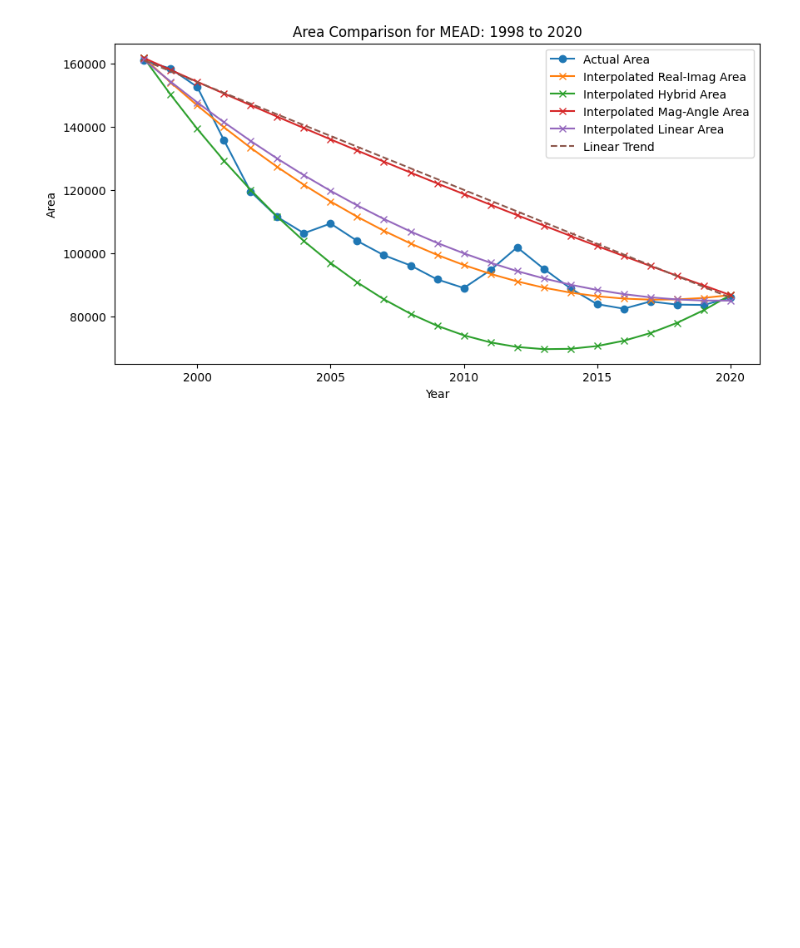
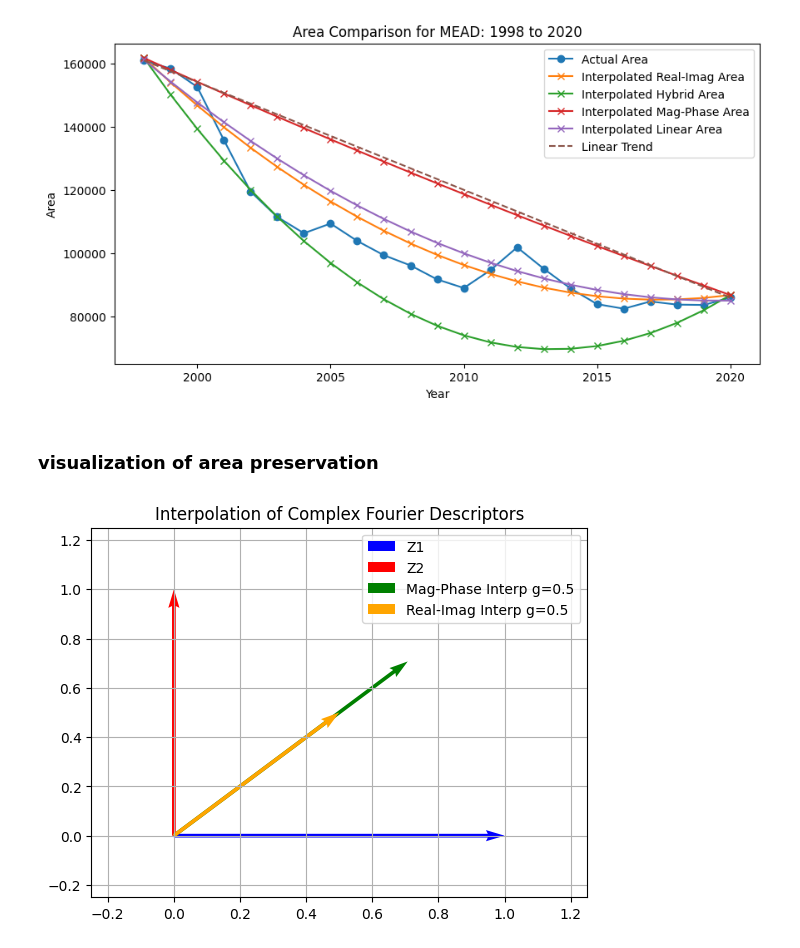
Before and after one commit to aprinawang/fourier-morph, a Jupyter notebook: morph_clean.ipynb, the cells around one changed output. Drawn from its saved outputs; the diff is of its cells as text; code cells hidden in the pictures; blank space fills up the shorter version.

```diff
--- a/morph_clean.ipynb
+++ b/morph_clean.ipynb
@@ -381,3 +381,41 @@ validate_methods("MEAD", 1998, 2020, num_params=100, visualize=4)
 # %% [output]
 [figure]
 [figure]
+# %% [markdown]
+### visualization of area preservation
+# %%
+# Re-run the visualization after kernel reset
+
+import numpy as np
+import matplotlib.pyplot as plt
+
+# Define two complex numbers with similar magnitude but different phases
+z1 = 1 * np.exp(1j * 0)        # Phase = 0
+z2 = 1 * np.exp(1j * np.pi/2)  # Phase = 90 degrees
+
+# Interpolation parameter
+t = 0.5
+
+# Real-Imag interpolation (linear in complex plane)
+z_realimag = (1 - t) * z1 + t * z2
+
+# Mag-Angle interpolation (interpolate magnitude and angle separately)
+mag_interp = (1 - t) * np.abs(z1) + t * np.abs(z2)
+angle_interp = (1 - t) * np.angle(z1) + t * np.angle(z2)
+z_magangle = mag_interp * np.exp(1j * angle_interp)
+
+# Plot vectors
+plt.quiver(0, 0, z1.real, z1.imag, angles='xy', scale_units='xy', scale=1, color='blue', label='Z1')
+plt.quiver(0, 0, z2.real, z2.imag, angles='xy', scale_units='xy', scale=1, color='red', label='Z2')
+plt.quiver(0, 0, z_magangle.real, z_magangle.imag, angles='xy', scale_units='xy', scale=1, color='green', label=f'Mag-Phase Interp g={t}')
+plt.quiver(0, 0, z_realimag.real, z_realimag.imag, angles='xy', scale_units='xy', scale=1, color='orange', label=f'Real-Imag Interp g={t}')
+
+plt.xlim(-.25, 1.25)
+plt.ylim(-.25, 1.25)
+plt.grid(True)
+plt.legend()
+plt.title("Interpolation of Complex Fourier Descriptors")
+
+plt.show()
+# %% [output]
+[figure, added]
```
Also changed, not shown: parts of 3 cells of this notebook.
